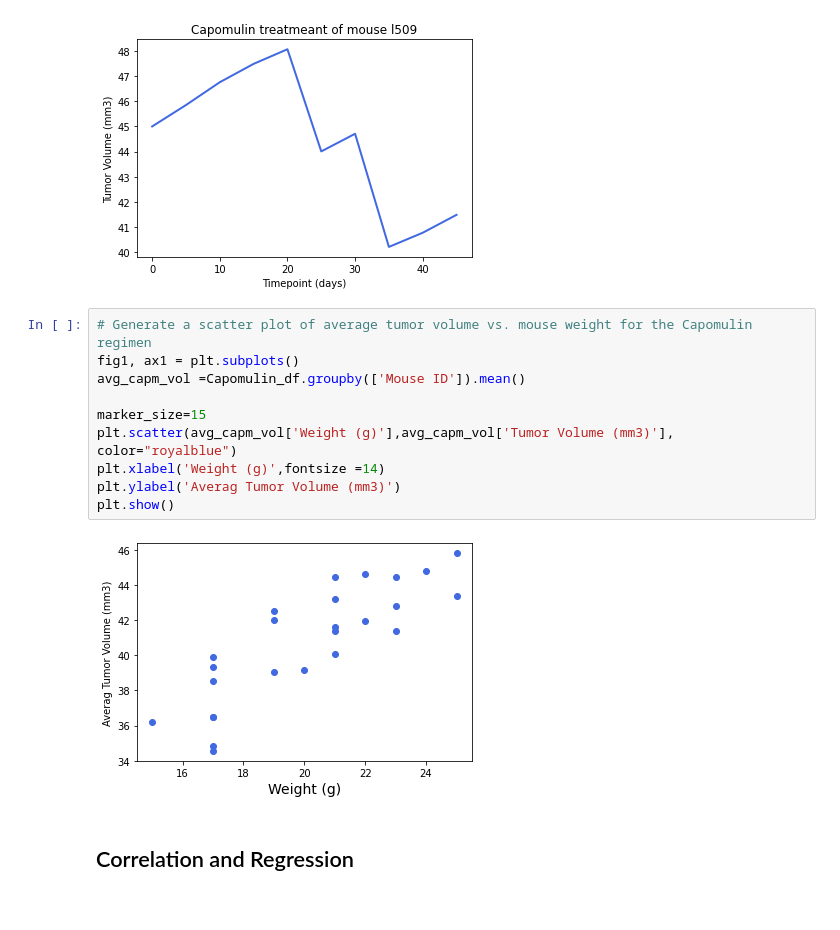
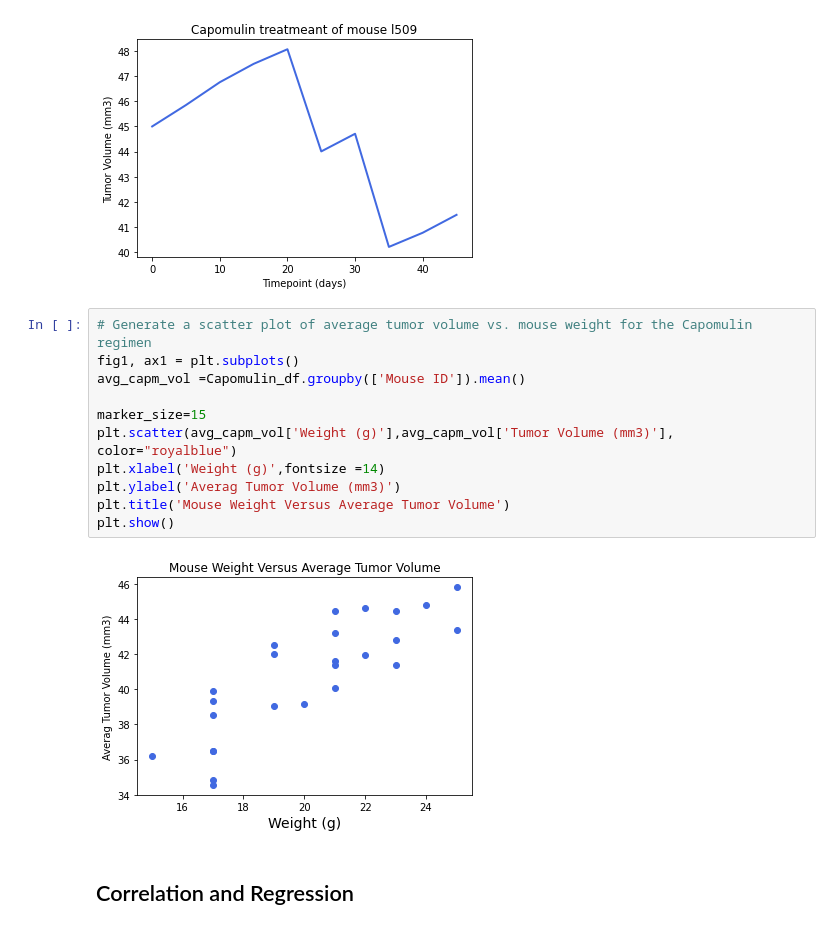
Before and after one commit to Salllym/Matplotlib-The-Power-of-Plots, a Jupyter notebook: Pymaceuticals/pymaceuticals_starter.ipynb, the cells around one changed output. Cells and saved outputs as stored; diff of their text form.

```diff
--- a/Pymaceuticals/pymaceuticals_starter.ipynb
+++ b/Pymaceuticals/pymaceuticals_starter.ipynb
@@ -330,15 +336,16 @@ plt.show()
 # %%
 # Generate a scatter plot of average tumor volume vs. mouse weight for the Capomulin regimen
 fig1, ax1 = plt.subplots()
 avg_capm_vol =Capomulin_df.groupby(['Mouse ID']).mean()
 
 marker_size=15
 plt.scatter(avg_capm_vol['Weight (g)'],avg_capm_vol['Tumor Volume (mm3)'], color="royalblue")
 plt.xlabel('Weight (g)',fontsize =14)
 plt.ylabel('Averag Tumor Volume (mm3)')
+plt.title('Mouse Weight Versus Average Tumor Volume')
 plt.show()
 # %% [output]
-[figure, old version]
+[figure, new version]
 # %% [markdown]
 ## Correlation and Regression
 # %%
```
Also changed, not shown: parts of 6 cells of this notebook.
